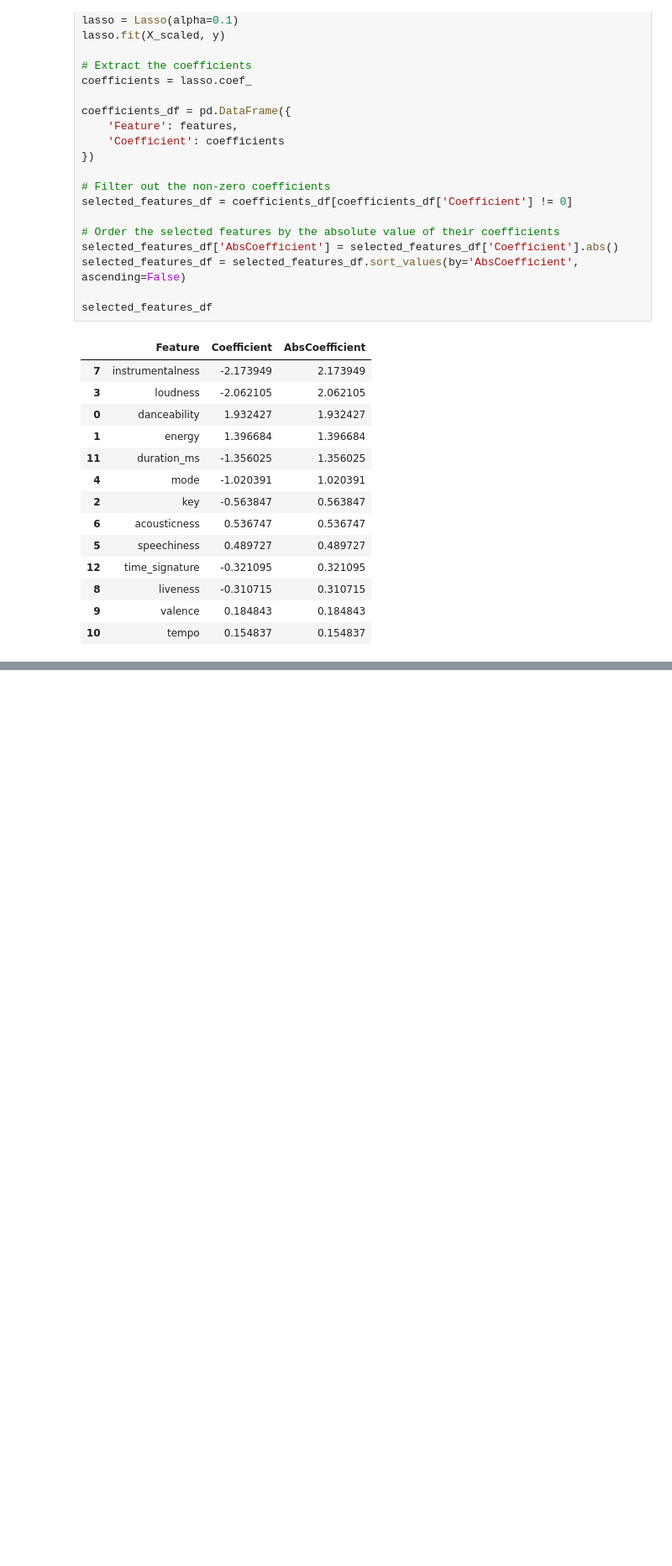
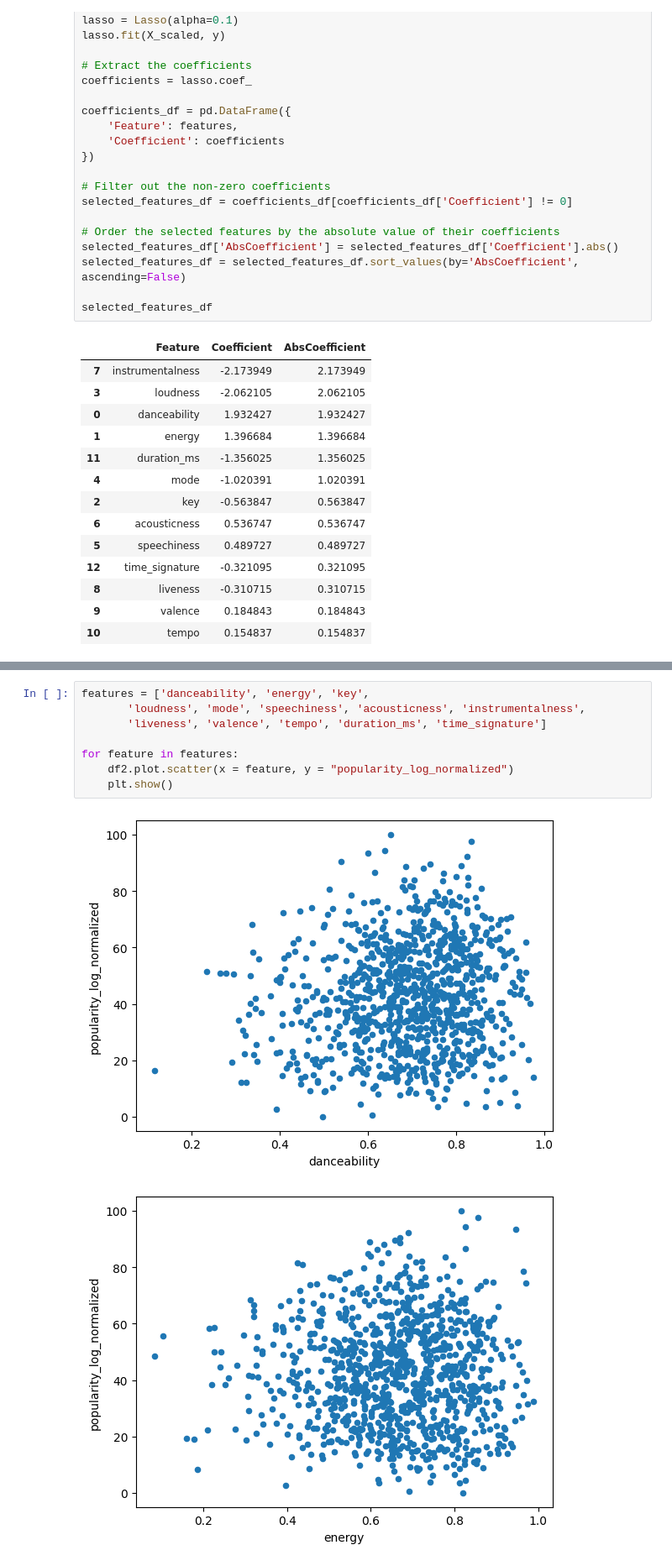
Before and after one commit to feketeLev/music_prediction_project, a Jupyter notebook: codes/Similarity.ipynb, the cells around one changed output, grey strips where cells are left out. Shown at 84% size. Saved outputs shown, nothing was run; the diff lists cells and outputs as text; blank space fills up the shorter version.

```diff
--- a/codes/Similarity.ipynb
+++ b/codes/Similarity.ipynb
@@ -206,0 +307,11 @@ pval_df[pval_df["p_val"] < 0.05]
+# %%
+features = ['danceability', 'energy', 'key',
+       'loudness', 'mode', 'speechiness', 'acousticness', 'instrumentalness',
+       'liveness', 'valence', 'tempo', 'duration_ms', 'time_signature']
+
+for feature in features:
+    df2.plot.scatter(x = feature, y = "popularity_log_normalized")
+    plt.show()
+# %% [output]
+[figure, added]
+[figure, added]
```
Also changed, not shown: parts of 17 cells of this notebook.
